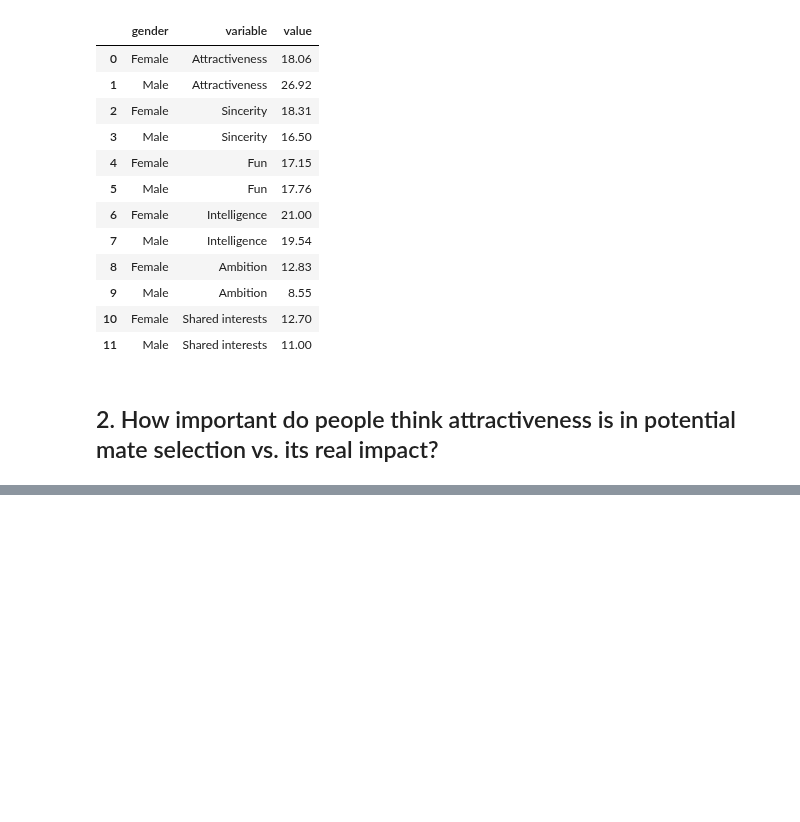
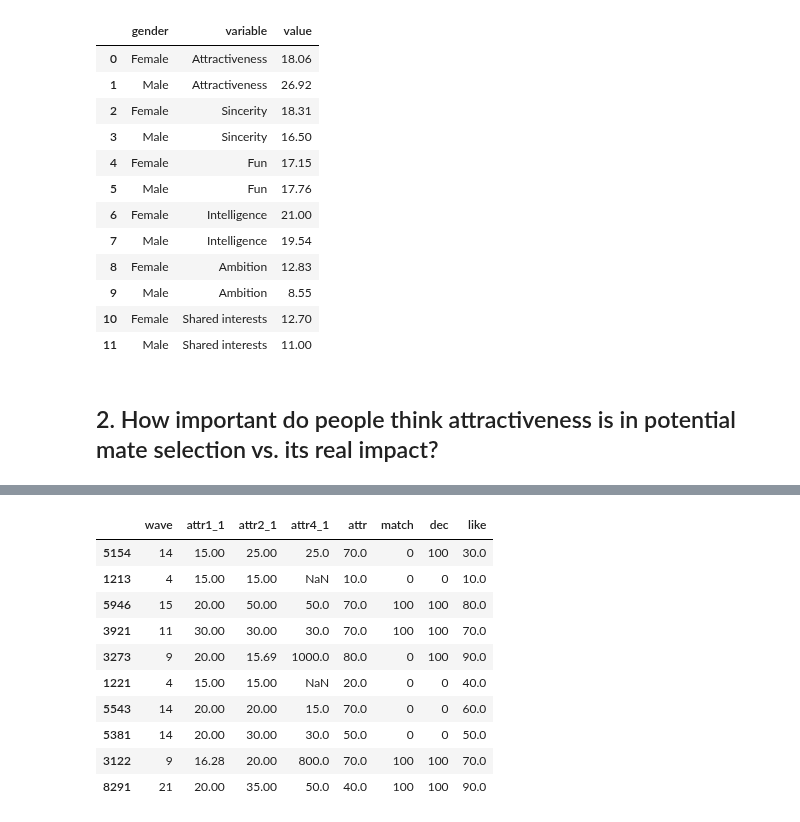
Before and after one commit to Quentin-qha/Jedha, a Jupyter notebook: 02_exploratory_data_analysis/speed_dating__tinder/00-project-speed_dating__tinder.ipynb, the cells around one changed output, grey strips where cells are left out. Drawn from its saved outputs; the diff is of its cells as text; code cells hidden in the pictures; blank space fills up the shorter version.

```diff
--- a/02_exploratory_data_analysis/speed_dating__tinder/00-project-speed_dating__tinder.ipynb
+++ b/02_exploratory_data_analysis/speed_dating__tinder/00-project-speed_dating__tinder.ipynb
@@ -493,0 +528,25 @@ fig.show()
+# %%
+# Normalize the data for the wave 6,7,8,9
+df_attractiveness['attr4_1'] = df_attractiveness.apply(
+    lambda row: row['attr4_1'] * 10 if row['wave'] in [6, 7, 8, 9] else row['attr4_1'],
+    axis=1
+)
+df_attractiveness['attr'] = df_attractiveness['attr'].apply( lambda x : x * 10)
+df_attractiveness['like'] = df_attractiveness['like'].apply( lambda x : x * 10)
+df_attractiveness['match'] = df_attractiveness['match'].apply( lambda x : x * 100)
+df_attractiveness['dec'] = df_attractiveness['dec'].apply( lambda x : x * 100)
+# %%
+
+df_attractiveness.sample(10)
+# %% [output]
+|  | wave | attr1_1 | attr2_1 | attr4_1 | attr | match | dec | like |
+| 5154 | 14 | 15.00 | 25.00 | 25.0 | 70.0 | 0 | 100 | 30.0 |
+| 1213 | 4 | 15.00 | 15.00 | NaN | 10.0 | 0 | 0 | 10.0 |
+| 5946 | 15 | 20.00 | 50.00 | 50.0 | 70.0 | 100 | 100 | 80.0 |
+| 3921 | 11 | 30.00 | 30.00 | 30.0 | 70.0 | 100 | 100 | 70.0 |
+| 3273 | 9 | 20.00 | 15.69 | 1000.0 | 80.0 | 0 | 100 | 90.0 |
+| 1221 | 4 | 15.00 | 15.00 | NaN | 20.0 | 0 | 0 | 40.0 |
+| 5543 | 14 | 20.00 | 20.00 | 15.0 | 70.0 | 0 | 0 | 60.0 |
+| 5381 | 14 | 20.00 | 30.00 | 30.0 | 50.0 | 0 | 0 | 50.0 |
+| 3122 | 9 | 16.28 | 20.00 | 800.0 | 70.0 | 100 | 100 | 70.0 |
+| 8291 | 21 | 20.00 | 35.00 | 50.0 | 40.0 | 100 | 100 | 90.0 |
```
Also changed, not shown: parts of 16 cells of this notebook.
